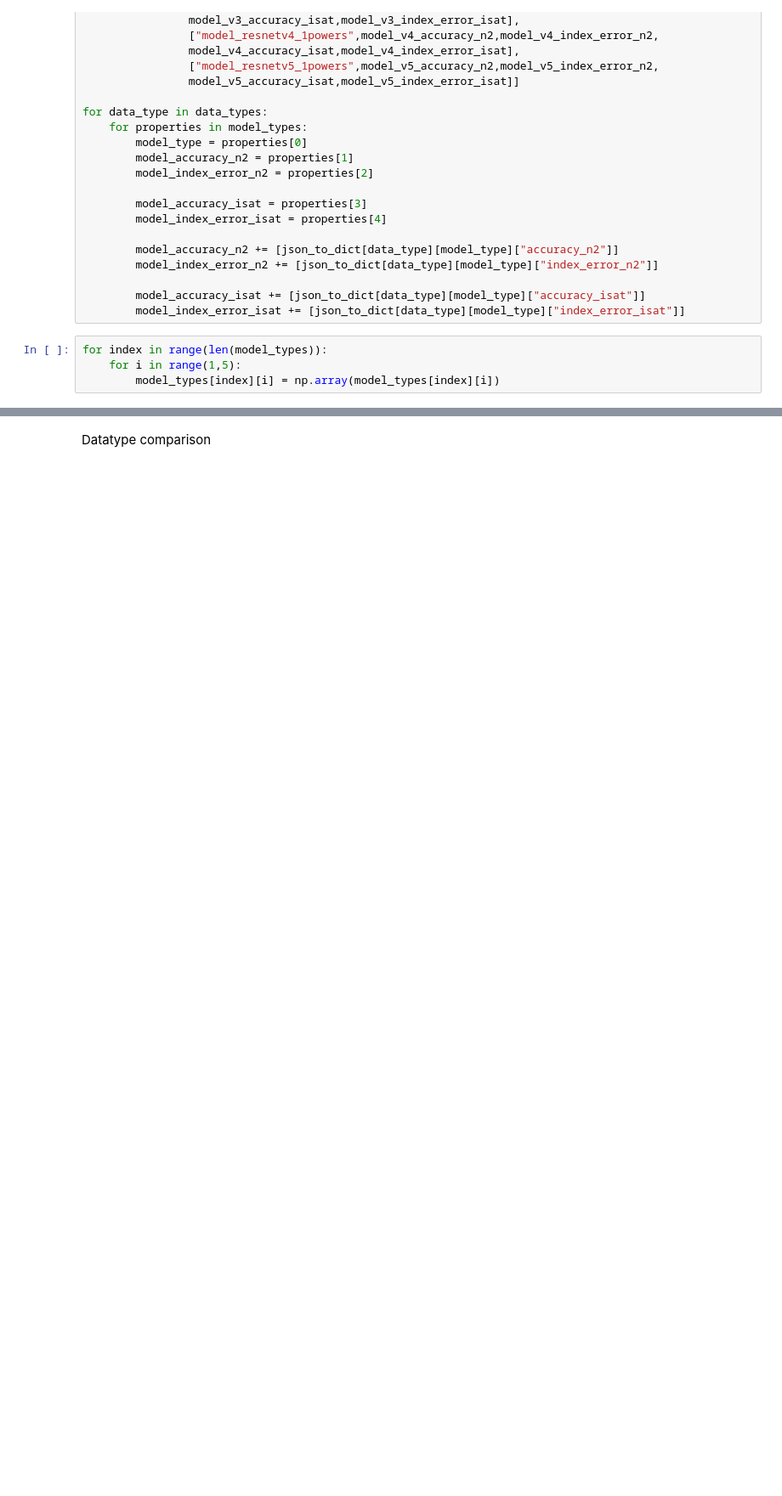
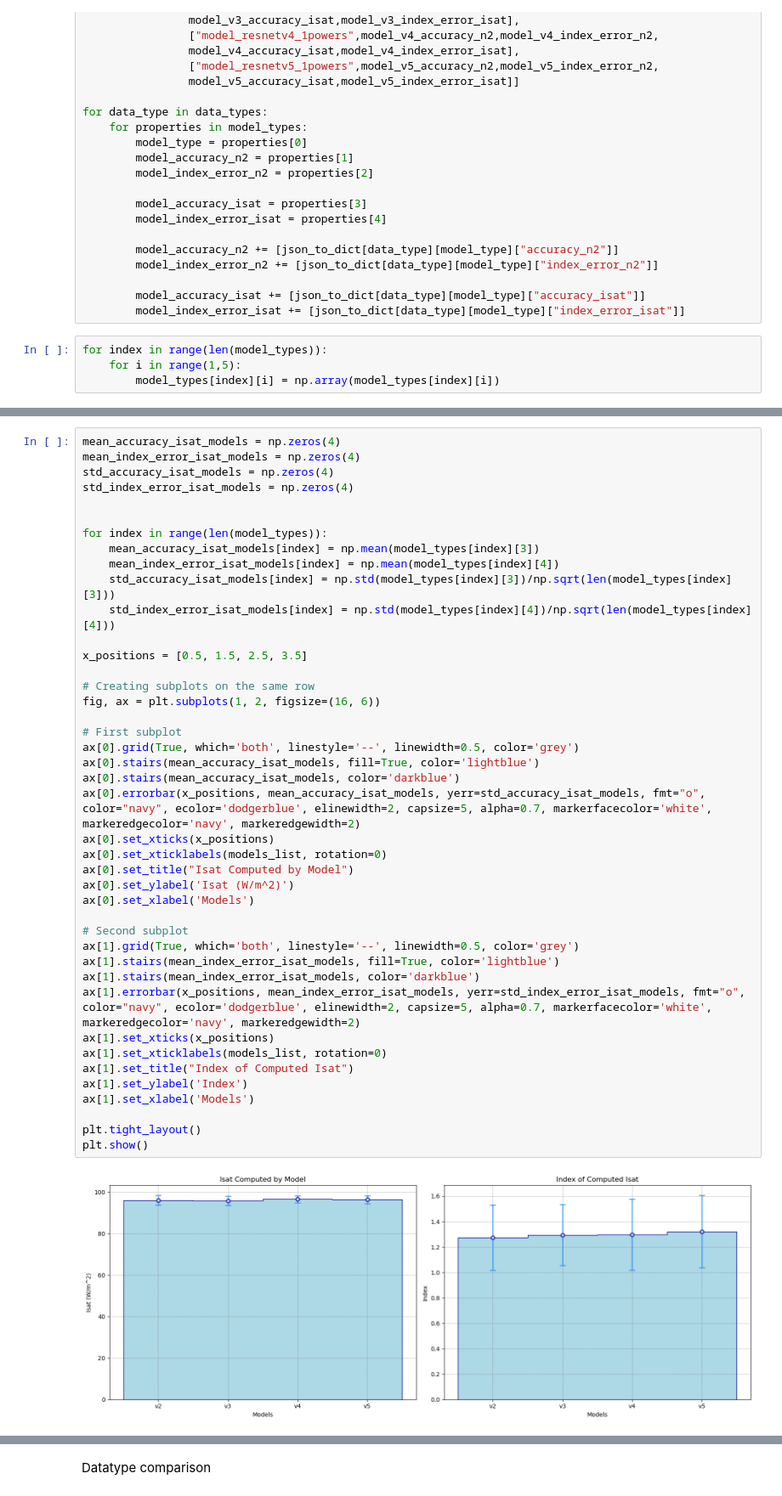
Before and after one commit to Quantum-Optics-LKB/xp2nlse-ml, a Jupyter notebook: single_power/benchmark_visualizer_single_power.ipynb, the cells around one changed output, grey strips where cells are left out. Shown at 85% size. Saved outputs shown, nothing was run; the diff lists cells and outputs as text; blank space fills up the shorter version.

```diff
--- a/single_power/benchmark_visualizer_single_power.ipynb
+++ b/single_power/benchmark_visualizer_single_power.ipynb
@@ -150,0 +112,44 @@ plt.show()
+# %%
+mean_accuracy_isat_models = np.zeros(4)
+mean_index_error_isat_models = np.zeros(4)
+std_accuracy_isat_models = np.zeros(4)
+std_index_error_isat_models = np.zeros(4)
+
+
+for index in range(len(model_types)):
+    mean_accuracy_isat_models[index] = np.mean(model_types[index][3])
+    mean_index_error_isat_models[index] = np.mean(model_types[index][4])
+    std_accuracy_isat_models[index] = np.std(model_types[index][3])/np.sqrt(len(model_types[index][3]))
+    std_index_error_isat_models[index] = np.std(model_types[index][4])/np.sqrt(len(model_types[index][4]))
+
+x_positions = [0.5, 1.5, 2.5, 3.5]
+
+# Creating subplots on the same row
+fig, ax = plt.subplots(1, 2, figsize=(16, 6))
+
+# First subplot
+ax[0].grid(True, which='both', linestyle='--', linewidth=0.5, color='grey')
+ax[0].stairs(mean_accuracy_isat_models, fill=True, color='lightblue')
+ax[0].stairs(mean_accuracy_isat_models, color='darkblue')
+ax[0].errorbar(x_positions, mean_accuracy_isat_models, yerr=std_accuracy_isat_models, fmt="o", color="navy", ecolor='dodgerblue', elinewidth=2, capsize=5, alpha=0.7, markerfacecolor='white', markeredgecolor='navy', markeredgewidth=2)
+ax[0].set_xticks(x_positions)
+ax[0].set_xticklabels(models_list, rotation=0)
+ax[0].set_title("Isat Computed by Model")
+ax[0].set_ylabel('Isat (W/m^2)')
+ax[0].set_xlabel('Models')
+
+# Second subplot
+ax[1].grid(True, which='both', linestyle='--', linewidth=0.5, color='grey')
+ax[1].stairs(mean_index_error_isat_models, fill=True, color='lightblue')
+ax[1].stairs(mean_index_error_isat_models, color='darkblue')
+ax[1].errorbar(x_positions, mean_index_error_isat_models, yerr=std_index_error_isat_models, fmt="o", color="navy", ecolor='dodgerblue', elinewidth=2, capsize=5, alpha=0.7, markerfacecolor='white', markeredgecolor='navy', markeredgewidth=2)
+ax[1].set_xticks(x_positions)
+ax[1].set_xticklabels(models_list, rotation=0)
+ax[1].set_title("Index of Computed Isat")
+ax[1].set_ylabel('Index')
+ax[1].set_xlabel('Models')
+
+plt.tight_layout()
+plt.show()
+# %% [output]
+[figure, added]
```
Also changed, not shown: parts of 12 cells of this notebook, 7 other files.
